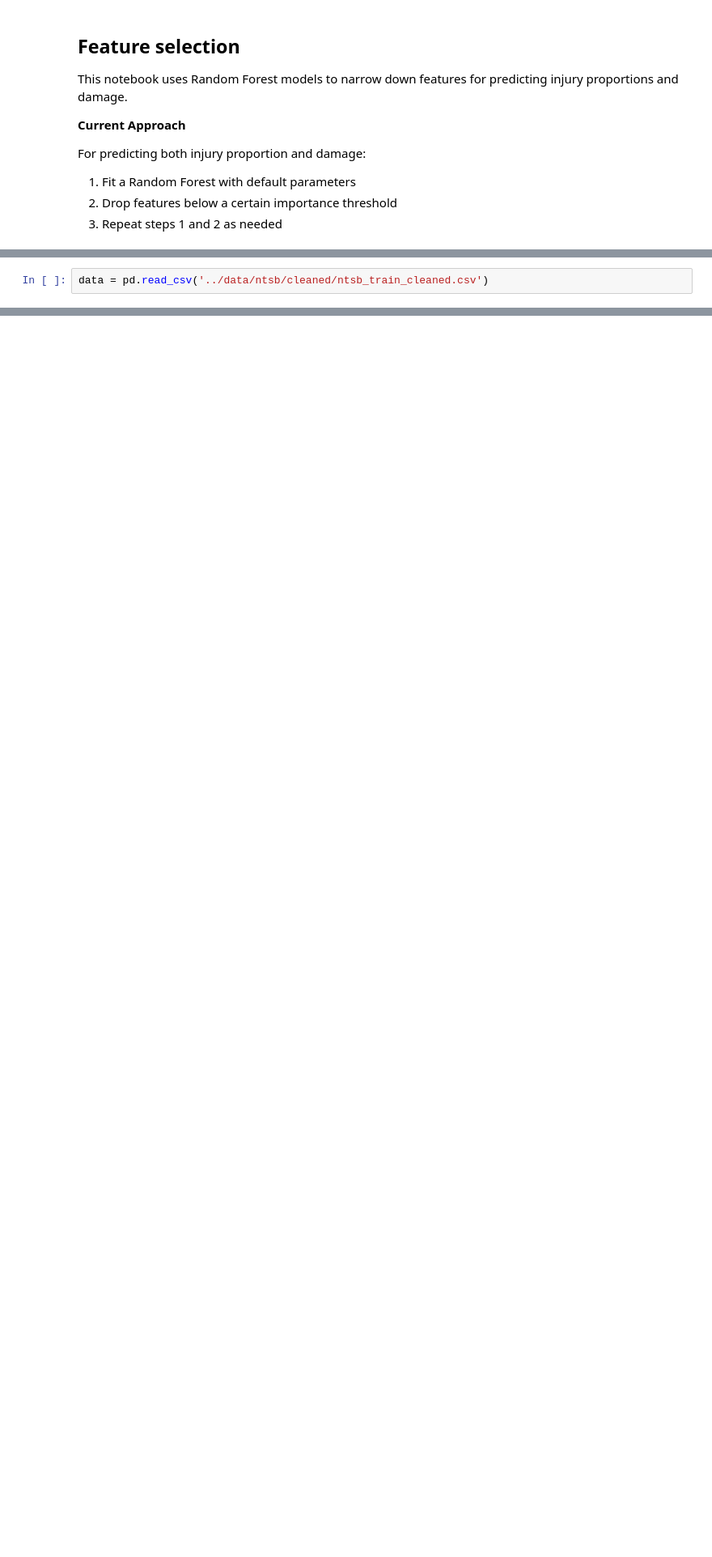
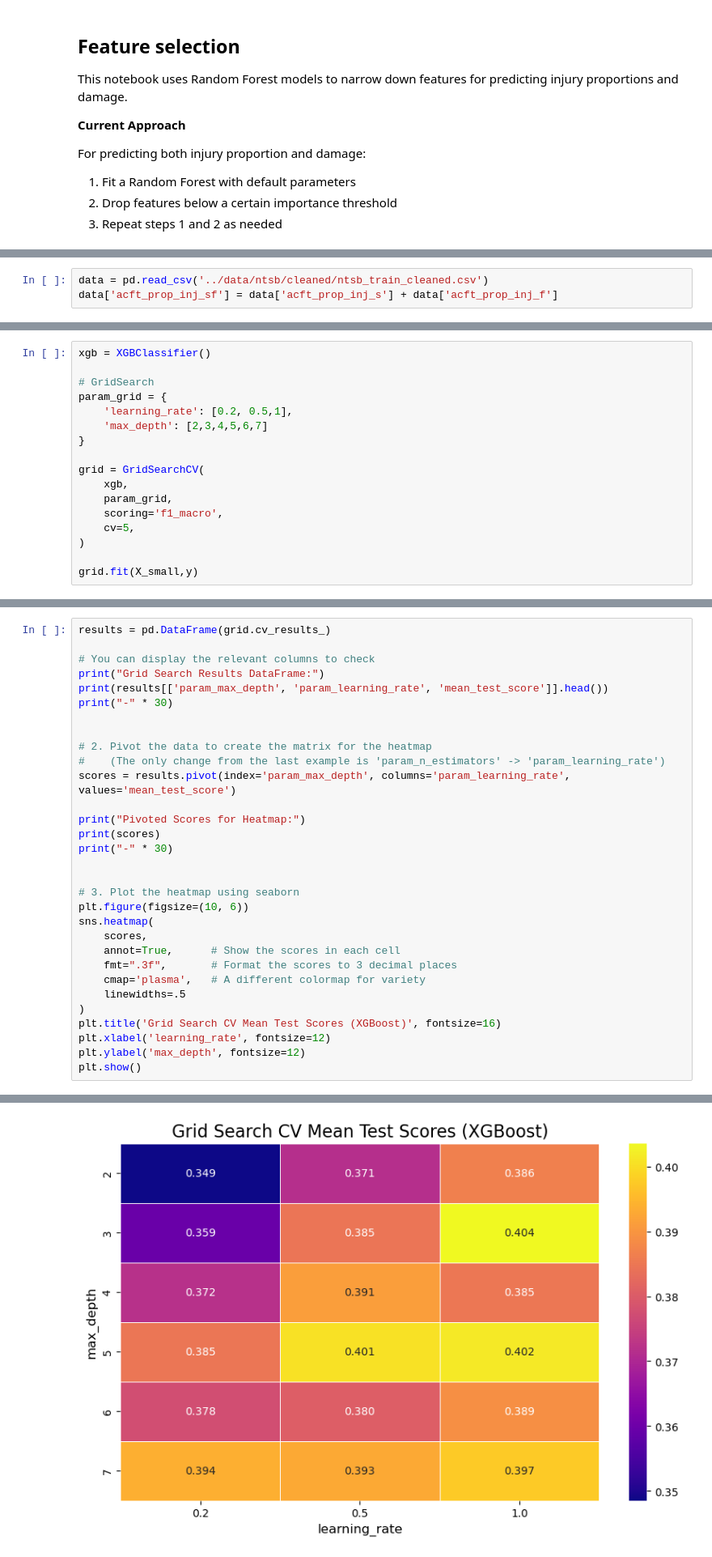
Before and after one commit to TheErdosInstitute-Summer2025-Project/aviation-project, a Jupyter notebook: jupyter-notebooks/model-testing-cj.ipynb, the cells around one changed output, grey strips where cells are left out. Shown at 81% size. Cells and saved outputs as stored; diff of their text form; blank space fills up the shorter version.

Commit message:
ran some tests modeling serious/fatal injury rate and damage with RandomForest and XGBoost. not looking good!

```diff
--- a/jupyter-notebooks/model-testing-cj.ipynb
+++ b/jupyter-notebooks/model-testing-cj.ipynb
@@ -19,3 +25,4 @@ from interpret.glassbox import ExplainableBoostingRegressor
 from interpret import show
 # %%
 data = pd.read_csv('../data/ntsb/cleaned/ntsb_train_cleaned.csv')
+data['acft_prop_inj_sf'] = data['acft_prop_inj_s'] + data['acft_prop_inj_f']
@@ -94,0 +145,17 @@ for i, feature in enumerate(features):
+# %%
+xgb = XGBClassifier()
+
+# GridSearch
+param_grid = {
+    'learning_rate': [0.2, 0.5,1],
+    'max_depth': [2,3,4,5,6,7]
+}
+
+grid = GridSearchCV(
+    xgb,
+    param_grid,
+    scoring='f1_macro',
+    cv=5,
+)
+
+grid.fit(X_small,y)
@@ -94,0 +180,32 @@ for i, feature in enumerate(features):
+# %%
+results = pd.DataFrame(grid.cv_results_)
+
+# You can display the relevant columns to check
+print("Grid Search Results DataFrame:")
+print(results[['param_max_depth', 'param_learning_rate', 'mean_test_score']].head())
+print("-" * 30)
+
+
+# 2. Pivot the data to create the matrix for the heatmap
+#    (The only change from the last example is 'param_n_estimators' -> 'param_learning_rate')
+scores = results.pivot(index='param_max_depth', columns='param_learning_rate', values='mean_test_score')
+
+print("Pivoted Scores for Heatmap:")
+print(scores)
+print("-" * 30)
+
+
+# 3. Plot the heatmap using seaborn
+plt.figure(figsize=(10, 6))
+sns.heatmap(
+    scores,
+    annot=True,      # Show the scores in each cell
+    fmt=".3f",       # Format the scores to 3 decimal places
+    cmap='plasma',   # A different colormap for variety
+    linewidths=.5
+)
+plt.title('Grid Search CV Mean Test Scores (XGBoost)', fontsize=16)
+plt.xlabel('learning_rate', fontsize=12)
+plt.ylabel('max_depth', fontsize=12)
+plt.show()
+# %% [output]
@@ -94,0 +230 @@ for i, feature in enumerate(features):
+[figure, added]
```
Also changed, not shown: parts of 34 cells of this notebook.
